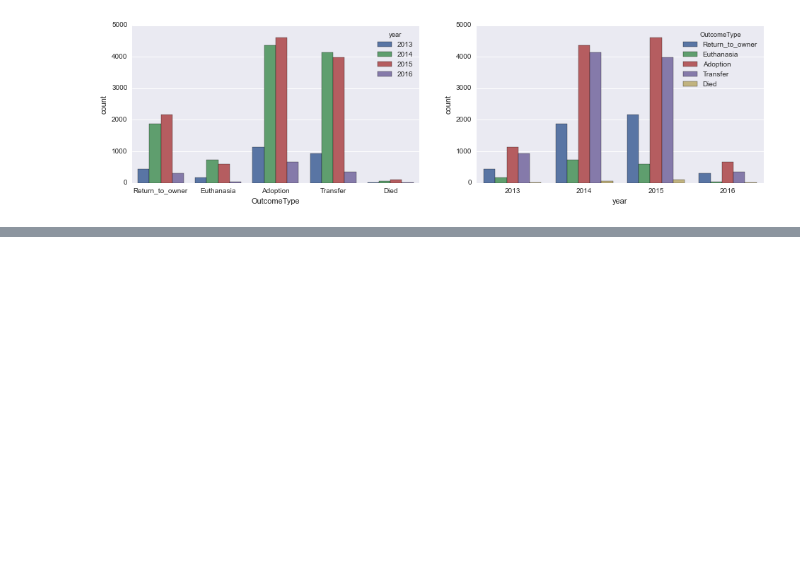
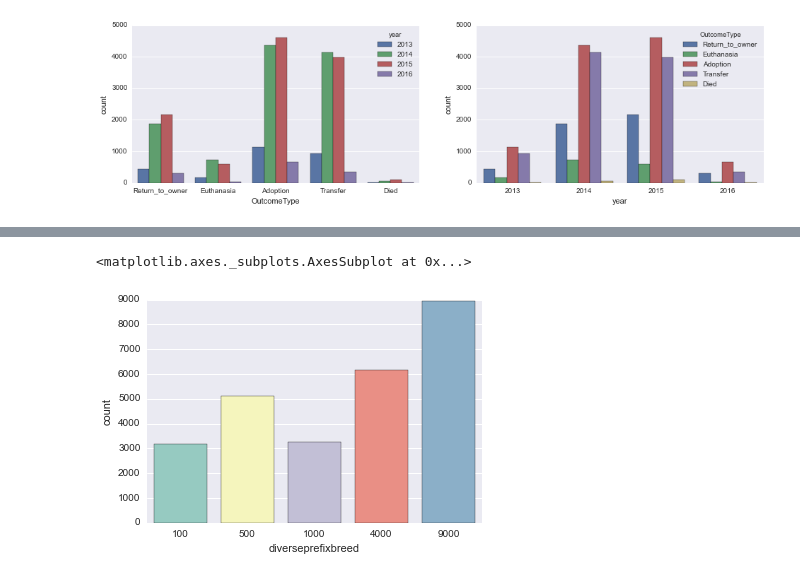
Before and after one commit to abhishek-ch/evolveML, a Jupyter notebook: kaggle/shelteranimaloutcomes/shelteranimal_exploratory_analysis.ipynb, the cells around one changed output, grey strips where cells are left out. Cells and saved outputs as stored; diff of their text form; code cells hidden in the pictures; blank space fills up the shorter version.

```diff
--- a/kaggle/shelteranimaloutcomes/shelteranimal_exploratory_analysis.ipynb
+++ b/kaggle/shelteranimaloutcomes/shelteranimal_exploratory_analysis.ipynb
@@ -131,0 +148,23 @@ sns.countplot(data=animals, x='year',hue='OutcomeType', ax=ax2)
+# %%
+def diverse_breed(x,prefix=True):
+    x = str(x)
+    x = x.replace('Mix','').strip()
+    if '/' in x:
+        index = x.index('/')
+        if prefix:
+            x = x[:index]
+        else:
+            x = x[index+1:]
+        return x
+
+    return x
+# %%
+animals['prefixbreed'] = animals.Breed.apply(diverse_breed)
+animals['suffixbreed'] = animals.Breed.apply(diverse_breed,args=(False,))
+# %%
+breed_dict = dict(animals['prefixbreed'].value_counts())
+sns.countplot(animals.diverseprefixbreed,palette='Set3')
+# animals.groupby(['OutcomeType','prefixbreed']).count().plot(kind='bar')
+# %% [output]
+<matplotlib.axes._subplots.AxesSubplot at 0x...>
+[figure, added]
```
Also changed, not shown: parts of 5 cells of this notebook.
